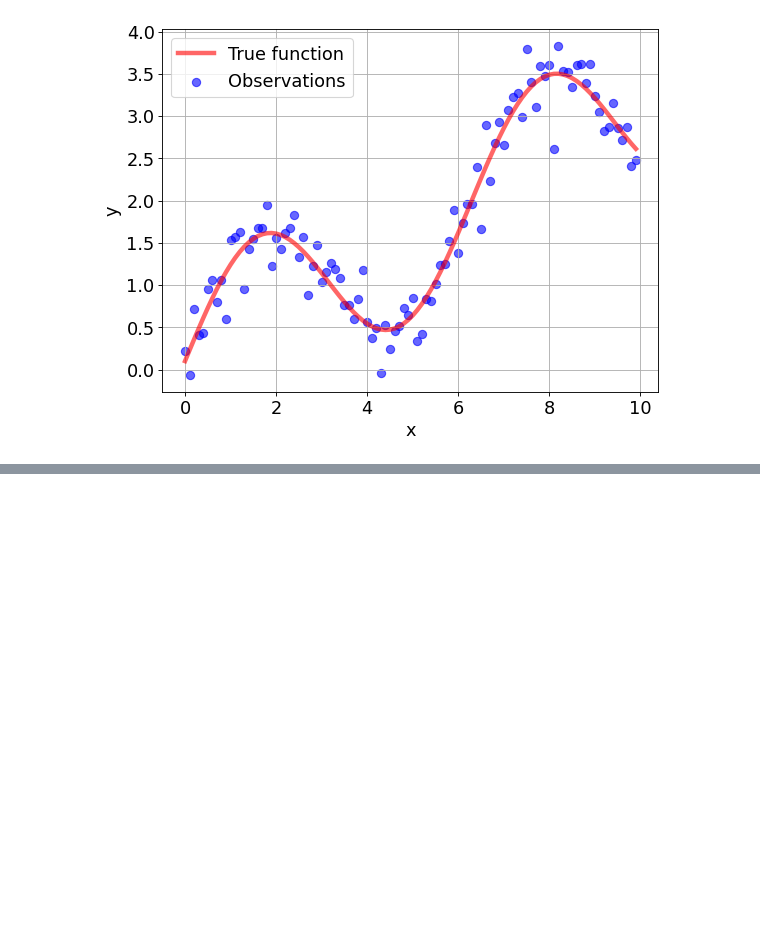
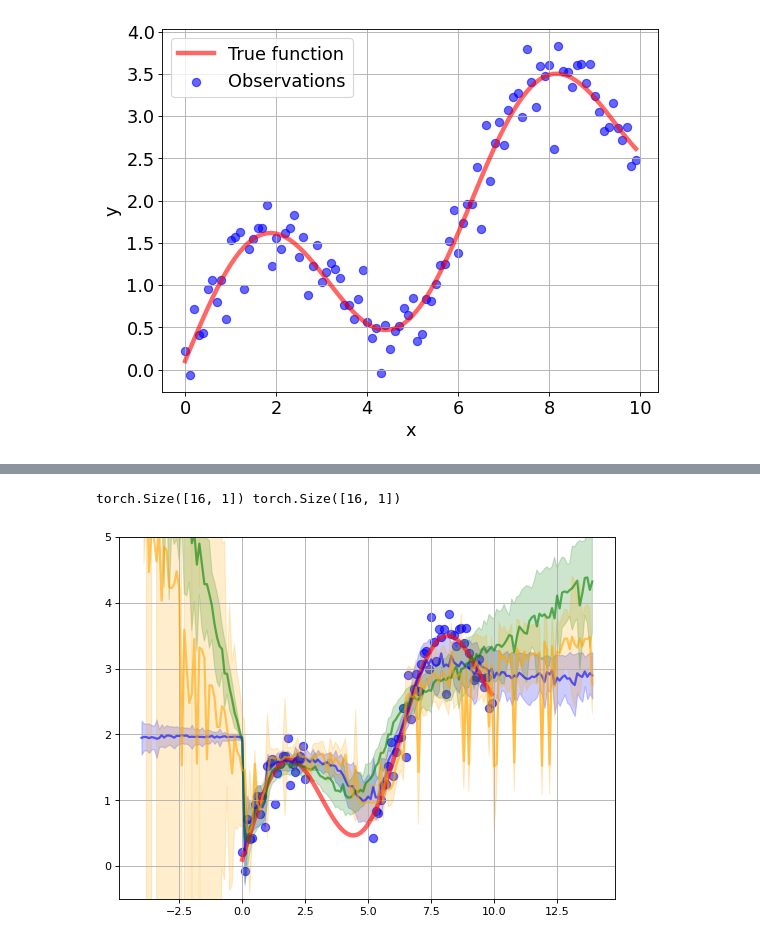
Before and after one commit to Kaleidophon/evidential-deep-learning-survey, a Jupyter notebook: example.ipynb, the cells around one changed output, grey strips where cells are left out. Cells and saved outputs as stored; diff of their text form; code cells hidden in the pictures; blank space fills up the shorter version.

```diff
--- a/example.ipynb
+++ b/example.ipynb
@@ -742,0 +677,68 @@ plt.show()
+# %%
+mean, std = np.mean(y), np.std(y)
+scaled_y = (y - mean) / std
+
+train_x = cut_data(x, removal_range)
+train_y = cut_data(scaled_y, removal_range)
+
+# Create dataloader
+split_regression_data = list(zip(
+    [x for x in torch.FloatTensor(train_x).squeeze().split(1)],
+    [y for y in torch.FloatTensor(train_y).squeeze().split(1)]
+))
+
+regression_data_loader = torch.utils.data.DataLoader(
+    split_regression_data,
+    batch_size=BATCH_SIZE,
+    shuffle=True
+)
+
+for batch in regression_data_loader:
+    print(batch[0].shape, batch[1].shape)
+    break
+# %% [output]
+torch.Size([16, 1]) torch.Size([16, 1])
+# %%
+regression_ensemble.train(regression_data_loader, num_epochs=100)
+# %%
+regression_mcdropout.train(regression_data_loader, num_epochs=100)
+# %%
+regression_priornet.train(regression_data_loader, num_epochs=100)
+# %%
+plot_x = np.arange(-4, 14, 0.1)
+preds_ensemble = regression_ensemble.get_predictions(torch.FloatTensor(plot_x).unsqueeze(dim=-1)).squeeze().detach().numpy()
+preds_mcdropout = regression_mcdropout.get_predictions(torch.FloatTensor(plot_x).unsqueeze(dim=-1)).squeeze().detach().numpy()
+preds_priornet_mean = regression_priornet.get_predictions(torch.FloatTensor(plot_x).unsqueeze(dim=-1)).squeeze().detach().numpy()
+preds_priornet_var = regression_priornet.get_uncertainty(torch.FloatTensor(plot_x).unsqueeze(dim=-1))
+preds_priornet_std = np.sqrt(preds_priornet_var.squeeze().detach().numpy() * std)
+
+# Scale back
+preds_ensemble = preds_ensemble * std + mean
+preds_mcdropout = preds_mcdropout * std + mean
+preds_priornet_mean = preds_priornet_mean * std + mean
+# %%
+plt.figure(figsize=(8, 6), dpi=80)
+ax = plt.gca()
+plt.grid(visible=True)
+
+plt.plot(x, true_y, alpha=0.6, color="red", label="True function", linewidth=4)
+plt.scatter(train_x, train_y * std + mean, alpha=0.6, color="blue", label="Observations", s=55)
+
+# Plot ensemble
+preds_ensemble_mean, preds_ensemble_std = preds_ensemble.mean(axis=0), preds_ensemble.std(axis=0)
+plt.plot(plot_x, preds_ensemble_mean, alpha=0.6, color="blue", label="Ensemble", linewidth=2)
+plt.fill_between(plot_x, preds_ensemble_mean - preds_ensemble_std, preds_ensemble_mean + preds_ensemble_std, alpha=.2, color='blue')
+
+# Plot MC Dropout
+preds_mcdropout_mean, preds_mcdropout_std = preds_mcdropout.mean(axis=0), preds_mcdropout.std(axis=0)
+plt.plot(plot_x, preds_mcdropout_mean, alpha=0.6, color="green", label="MC Dropout", linewidth=2)
+plt.fill_between(plot_x, preds_mcdropout_mean - preds_mcdropout_std, preds_mcdropout_mean + preds_mcdropout_std, alpha=.2, color='green')
+
+# Plot priornet
+plt.plot(plot_x, preds_priornet_mean, alpha=0.6, color="orange", label="Prior Network", linewidth=2)
+plt.fill_between(plot_x, preds_priornet_mean - preds_priornet_std, preds_priornet_mean + preds_priornet_std, alpha=.2, color='orange')
+plt.ylim([-0.5, 5])
+
+plt.show()
+# %% [output]
+[figure, added]
```
Also changed, not shown: parts of 18 cells of this notebook.
